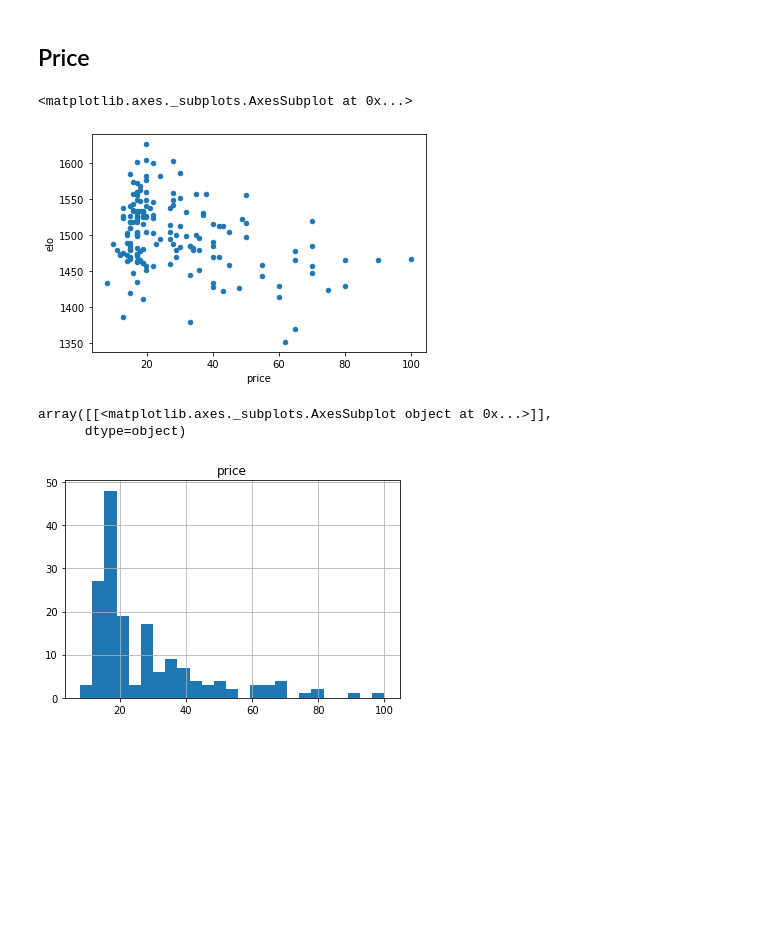
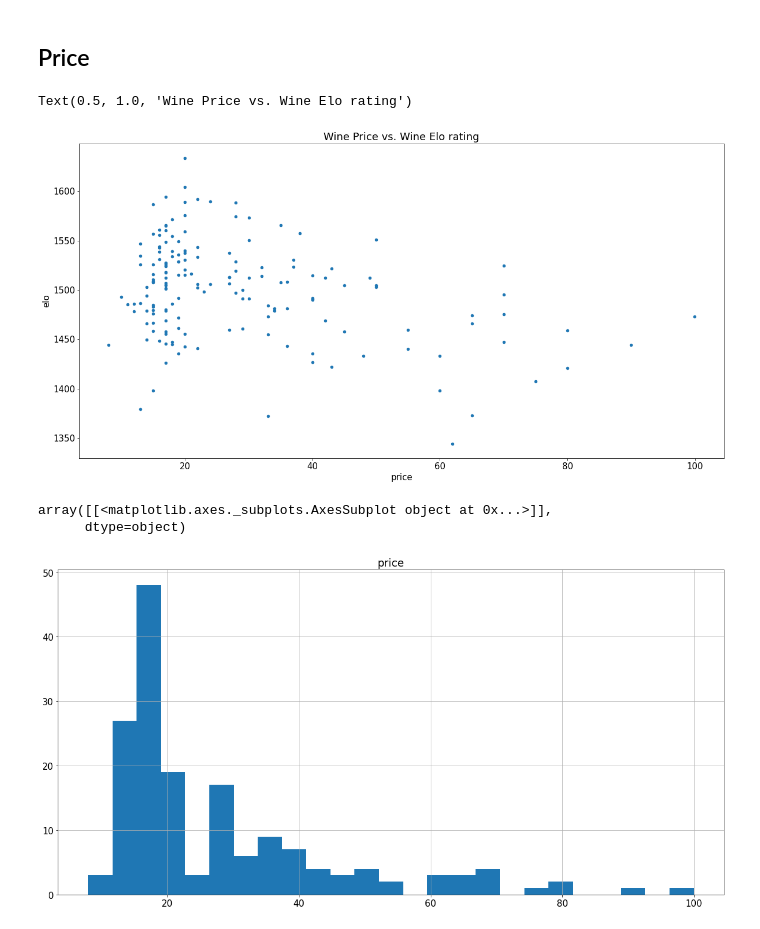
Before and after one commit to tjsavage/wine-survey, a Jupyter notebook: analysis.ipynb, the cells around one changed output. Drawn from its saved outputs; the diff is of its cells as text; code cells hidden in the pictures; blank space fills up the shorter version.

```diff
--- a/analysis.ipynb
+++ b/analysis.ipynb
@@ -2,6 +2,7 @@
 from django_pandas.io import read_frame
 import pandas as pd
 import matplotlib
+import numpy as np
 from sklearn.linear_model import LinearRegression
 from sklearn.metrics import mean_squared_error, r2_score
 from scipy.stats import pearsonr
@@ -15,9 +16,10 @@ django.setup()
 
 from survey.models import WineItem, SurveyQuestionResponse, SurveyABTestInstance
 
+import matplotlib.pyplot as plt
+plt.rcParams['figure.figsize'] = (20.0, 10.0)
+plt.rcParams['font.size'] = 15
+
 wine_data = pd.read_csv('data/wineitem_0519_0953.csv')
-ab_data = pd.read_csv('data/surveyabtestinstance_0519_1758.csv')
-survey_data = pd.read_csv('data/surveyquestionresponse_0519_1758.csv')
+ab_data = pd.read_csv('data/surveyabtestinstance_0525.csv')
+survey_data = pd.read_csv('data/surveyquestionresponse_0525.csv')
-# %%
-wine_data = wine_data[wine_data['price'] < 100]
-valid_wines = wine_data['item key'].tolist()
@@ -23,0 +365,4 @@ valid_wines = wine_data['item key'].tolist()
+# %%
+valid_wines = wine_data[wine_data['price'] < 100]['item key'].tolist()
+valid_ab_data = ab_data[ab_data['winner_id'].isin(valid_wines) & ab_data['loser_id'].isin(valid_wines)]
+print(len(valid_ab_data), len(valid_wines))
@@ -25,10 +374,10 @@ valid_wines = wine_data['item key'].tolist()
 from elosports.elo import Elo
 eloLeague = Elo(k = 20, homefield=0)
 
-for _, w in wine_data.iterrows():
-    eloLeague.addPlayer(w['item key'])
+for w in valid_wines:
+    eloLeague.addPlayer(w)
 
-for _, ab in ab_data.iterrows():
+for _, ab in valid_ab_data.iterrows():
     if ab['winner_id'] in valid_wines and ab['loser_id'] in valid_wines:
         eloLeague.gameOver(winner=ab['winner_id'], loser=ab['loser_id'], winnerHome=False)
 
@@ -42,4 +391,11 @@ data = elo.join(wine_data.set_index('item key'), on='item_key')
 data = data.join(ab_data['winner_id'].value_counts(), on='item_key').rename(columns={'winner_id': 'wins'})
 data = data.join(ab_data['loser_id'].value_counts(), on='item_key').rename(columns={'loser_id': 'losses'})
 
-data = pd.get_dummies(data, columns=['label type','region','varietal','vintage','origin'])
+expanded_elo_data = pd.get_dummies(data, columns=['label type','region','varietal','vintage'])
+
+xcols = [col for col in expanded_elo_data if col.startswith('label type') or col.startswith('region') or col.startswith('varietal')]
+xcols.extend(['price'])
+
+label_type_cols = [col for col in expanded_elo_data if col.startswith('label type')]
+
+relevant_data = data[['item_key', 'elo', 'name', 'description', 'price', 'bottle image url', 'label type', 'region', 'wins', 'losses']]
@@ -62,13 +475,14 @@ data
 # %% [markdown]
 ## Price
 # %%
-elo.plot.scatter(x='price', y='elo')
+ax = expanded_elo_data.plot.scatter(x='price', y='elo')
+ax.set_title("Wine Price vs. Wine Elo rating")
 # %% [output]
-<matplotlib.axes._subplots.AxesSubplot at 0x...>
+Text(0.5, 1.0, 'Wine Price vs. Wine Elo rating')
-[figure, old version]
+[figure, new version]
 # %%
-elo.hist('price', bins=25)
+expanded_elo_data.hist('price', bins=25)
 # %% [output]
 array([[<matplotlib.axes._subplots.AxesSubplot object at 0x...>]],
       dtype=object)
-[figure, old version]
+[figure, new version]
```
Also changed, not shown: parts of 39 cells of this notebook, 3 other files.
